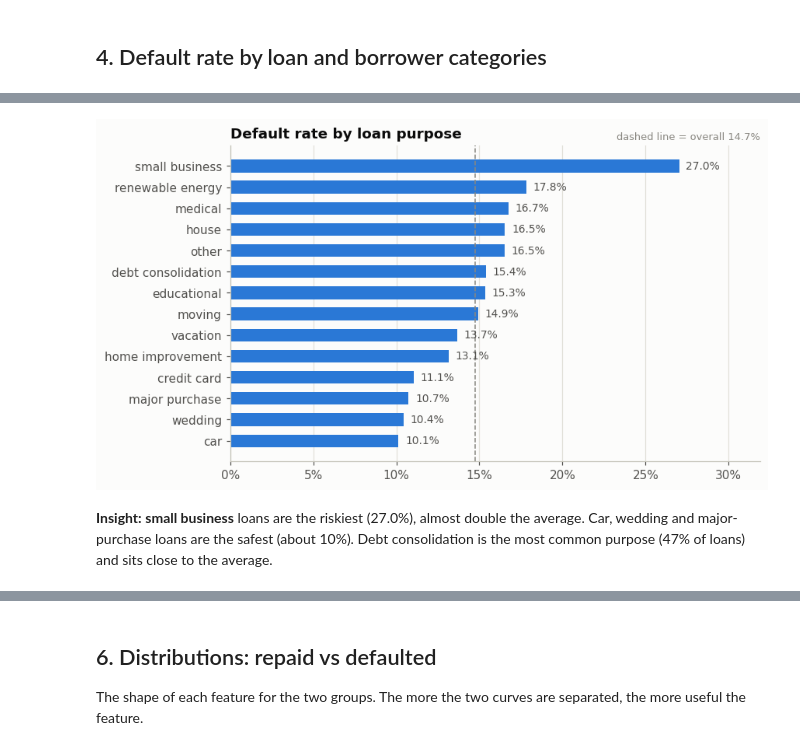
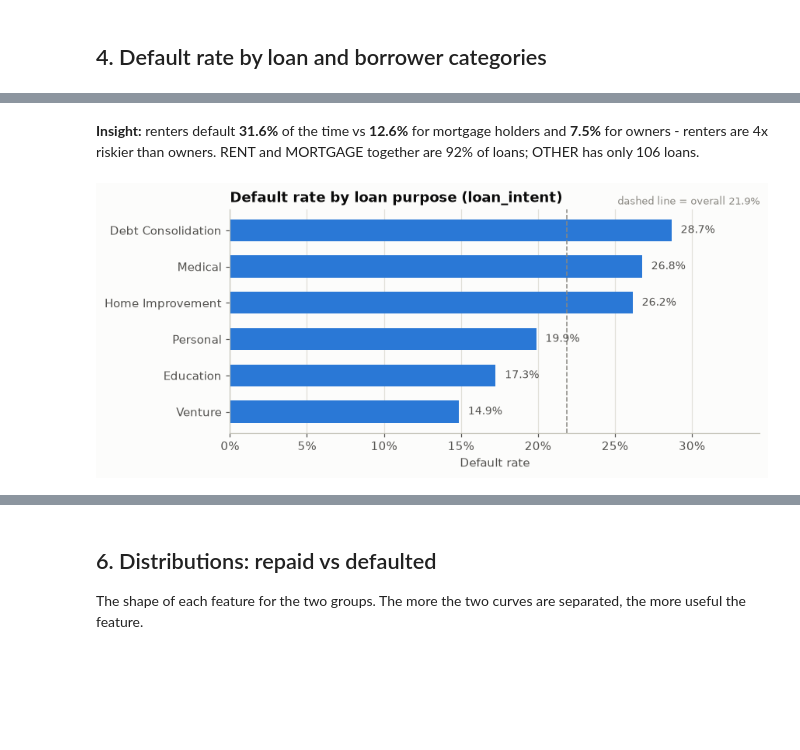
Before and after one commit to ExploringVD/Loan-Defalut-Prediction, a Jupyter notebook: notebooks/01_eda.ipynb, the cells around one changed output, grey strips where cells are left out. Cells and saved outputs as stored; diff of their text form; code cells hidden in the pictures; blank space fills up the shorter version.

```diff
--- a/notebooks/01_eda.ipynb
+++ b/notebooks/01_eda.ipynb
@@ -87,0 +73,11 @@ Duplicate loan ids: 0
+# %%
+raw = pd.read_csv(RAW)
+df = pd.read_parquet(DATA / "credit_clean.parquet")
+report = json.loads((DATA / "cleaning_report.json").read_text())
+y = df["loan_status"]
+OVERALL = y.mean()
+print(f"Raw file:   {raw.shape[0]:,} rows x {raw.shape[1]} columns")
+print(f"Cleaned:    {df.shape[0]:,} rows x {df.shape[1]} columns (added loan_id, loan_grade_num)")
+print("Removed by cleaning:", report["rows_removed"])
+print(f"Model features: {len(NUMERIC_FEATURES)} numeric + {len(CATEGORICAL_FEATURES)} categorical")
+df.head()
@@ -112,11 +116,17 @@ so the test data never leaks into the fill values.
 # %%
 miss = df.isna().mean()
 miss = miss[miss > 0].sort_values()
-fig, ax = plt.subplots(figsize=(7, 2.6))
-ax.barh(miss.index, miss.values, color=BLUE, height=0.6)
+fig, ax = plt.subplots(figsize=(7, 1.9))
+ax.barh(miss.index, miss.values, color=BLUE, height=0.55)
 ax.xaxis.set_major_formatter(pct); ax.grid(axis="y", visible=False)
+ax.set_xlim(0, miss.max() * 1.3)
 for i, v in enumerate(miss.values):
-    ax.text(v + 0.01, i, f"{v:.1%}", va="center", color=INK2, fontsize=9)
-ax.set_title("Share of missing values per column")
+    ax.text(v + 0.002, i, f"{v:.1%}  ({df[miss.index[i]].isna().sum():,} loans)", va="center", color=INK2, fontsize=9)
+ax.set_xlabel("Share of loans with a missing value")
+ax.set_title("Missing values per column")
 save(fig, "01_missing_values")
+
+for col in miss.index:
+    m = df[col].isna()
+    print(f"{col:20s} default rate when missing {y[m].mean():.1%} | when present {y[~m].mean():.1%}")
 # %% [output]
@@ -133,8 +146,9 @@ ax.barh(["Repaid (0)", "Defaulted (1)"], counts.values, color=[BLUE, ORANGE], he
 ax.grid(axis="y", visible=False)
 ax.xaxis.set_major_formatter(mtick.FuncFormatter(lambda v, _: f"{v:,.0f}"))
 for i, v in enumerate(counts.values):
-    ax.text(v + 200, i, f"{v:,}  ({v / len(y):.1%})", va="center", color=INK2, fontsize=9)
+    ax.text(v + 250, i, f"{v:,}  ({v / len(y):.1%})", va="center", color=INK2, fontsize=9)
 ax.set_xlim(0, counts.max() * 1.25)
+ax.set_xlabel("Number of loans")
 ax.set_title("Loans by outcome")
 save(fig, "02_target_balance")
 # %% [output]
@@ -163,14 +191,15 @@ strongest features.
+# %% [markdown]
+**Insight:** renters default **31.6%** of the time vs **12.6%** for mortgage holders and **7.5%** for owners -
+renters are 4x riskier than owners. RENT and MORTGAGE together are 92% of loans; OTHER has only 106 loans.
 # %%
-by_purpose = y.groupby(df.purpose).mean().sort_values()
-fig, ax = plt.subplots(figsize=(8, 4.8))
-default_rate_bars(ax, by_purpose, OVERALL, horizontal=True,
-                  labels=[p.replace("_", " ") for p in by_purpose.index])
-ax.set_xlim(0, by_purpose.max() * 1.18)
-ax.set_title("Default rate by loan purpose")
-save(fig, "04_default_by_purpose")
+by_intent = y.groupby(df.loan_intent).mean().sort_values()
+fig, ax = plt.subplots(figsize=(8, 3.4))
+default_rate_bars(ax, by_intent, OVERALL, horizontal=True,
+                  labels=[i.replace("DEBTCONSOLIDATION", "DEBT CONSOLIDATION").replace("HOMEIMPROVEMENT", "HOME IMPROVEMENT").title()
+                          for i in by_intent.index])
+ax.set_xlim(0, by_intent.max() * 1.2)
+ax.set_xlabel("Default rate")
+ax.set_title("Default rate by loan purpose (loan_intent)")
+save(fig, "05_default_by_loan_intent")
 # %% [output]
-[figure, old version]
+[figure, new version]
-# %% [markdown]
-**Insight:** **small business** loans are the riskiest (27.0%), almost double the average. Car, wedding and
-major-purchase loans are the safest (about 10%). Debt consolidation is the most common purpose (47% of loans)
-and sits close to the average.
```
Also changed, not shown: parts of 48 cells of this notebook, 40 other files.
